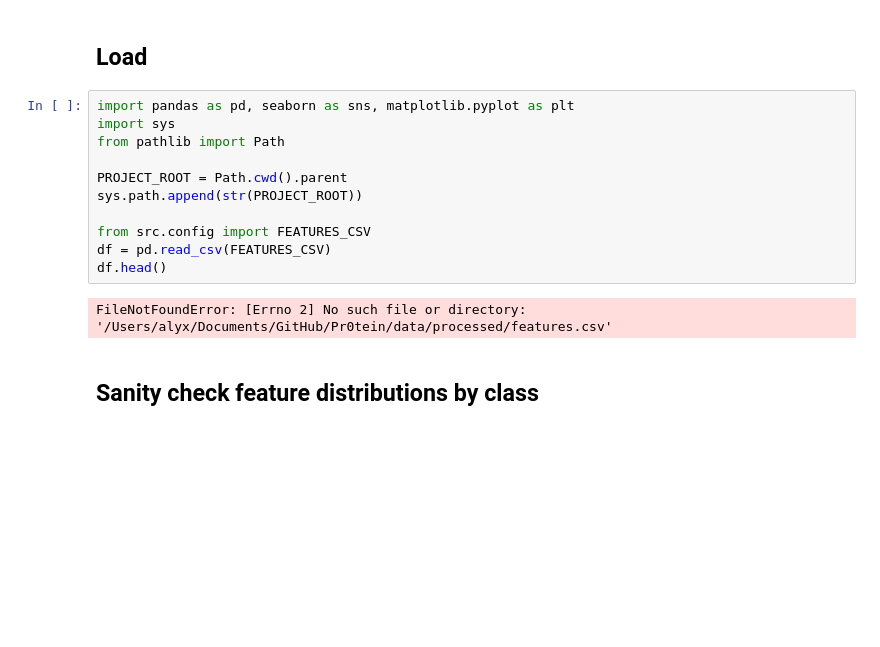
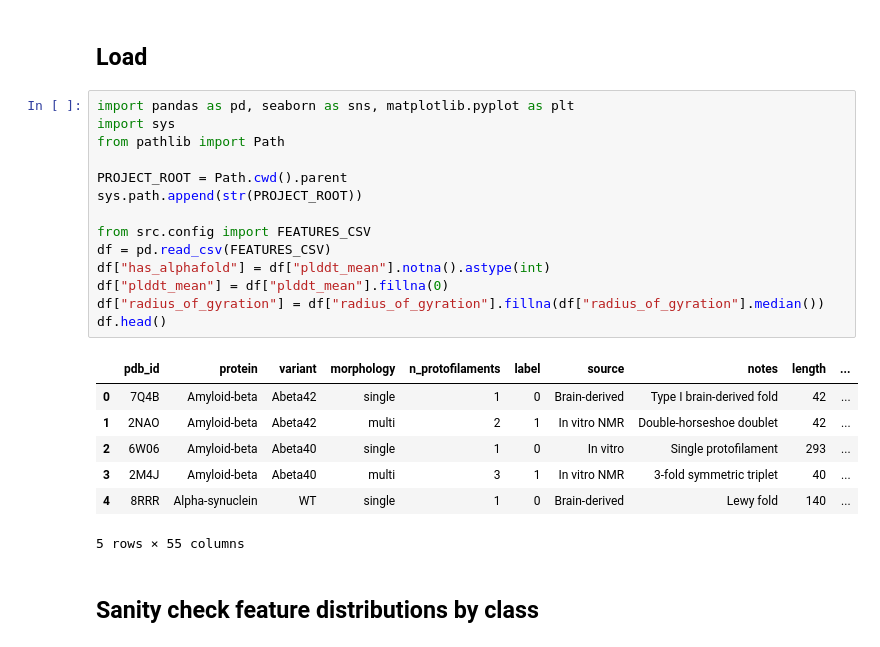
Before and after one commit to alyxz-cmg/Pr0tein, a Jupyter notebook: notebooks/02_feature_engineering.ipynb, the cells around one changed output. Drawn from its saved outputs; the diff is of its cells as text; blank space fills up the shorter version.

```diff
--- a/notebooks/02_feature_engineering.ipynb
+++ b/notebooks/02_feature_engineering.ipynb
@@ -3,16 +3,25 @@
 # %%
 import pandas as pd, seaborn as sns, matplotlib.pyplot as plt
 import sys
 from pathlib import Path
 
 PROJECT_ROOT = Path.cwd().parent
 sys.path.append(str(PROJECT_ROOT))
 
 from src.config import FEATURES_CSV
 df = pd.read_csv(FEATURES_CSV)
+df["has_alphafold"] = df["plddt_mean"].notna().astype(int)
+df["plddt_mean"] = df["plddt_mean"].fillna(0)
+df["radius_of_gyration"] = df["radius_of_gyration"].fillna(df["radius_of_gyration"].median())
 df.head()
 # %% [output]
+|  | pdb_id | protein | variant | morphology | n_protofilaments | label | source | notes | length | ... |
+| 0 | 7Q4B | Amyloid-beta | Abeta42 | single | 1 | 0 | Brain-derived | Type I brain-derived fold | 42 | ... |
+| 1 | 2NAO | Amyloid-beta | Abeta42 | multi | 2 | 1 | In vitro NMR | Double-horseshoe doublet | 42 | ... |
+| 2 | 6W06 | Amyloid-beta | Abeta40 | single | 1 | 0 | In vitro | Single protofilament | 293 | ... |
+| 3 | 2M4J | Amyloid-beta | Abeta40 | multi | 3 | 1 | In vitro NMR | 3-fold symmetric triplet | 40 | ... |
+| 4 | 8RRR | Alpha-synuclein | WT | single | 1 | 0 | Brain-derived | Lewy fold | 140 | ... |
-FileNotFoundError: [Errno 2] No such file or directory: '/Users/alyx/Documents/GitHub/Pr0tein/data/processed/features.csv'
+5 rows × 55 columns
 # %% [markdown]
 ## Sanity check feature distributions by class
 # %%
```
Also changed, not shown: parts of 2 cells of this notebook, 2 other files.
